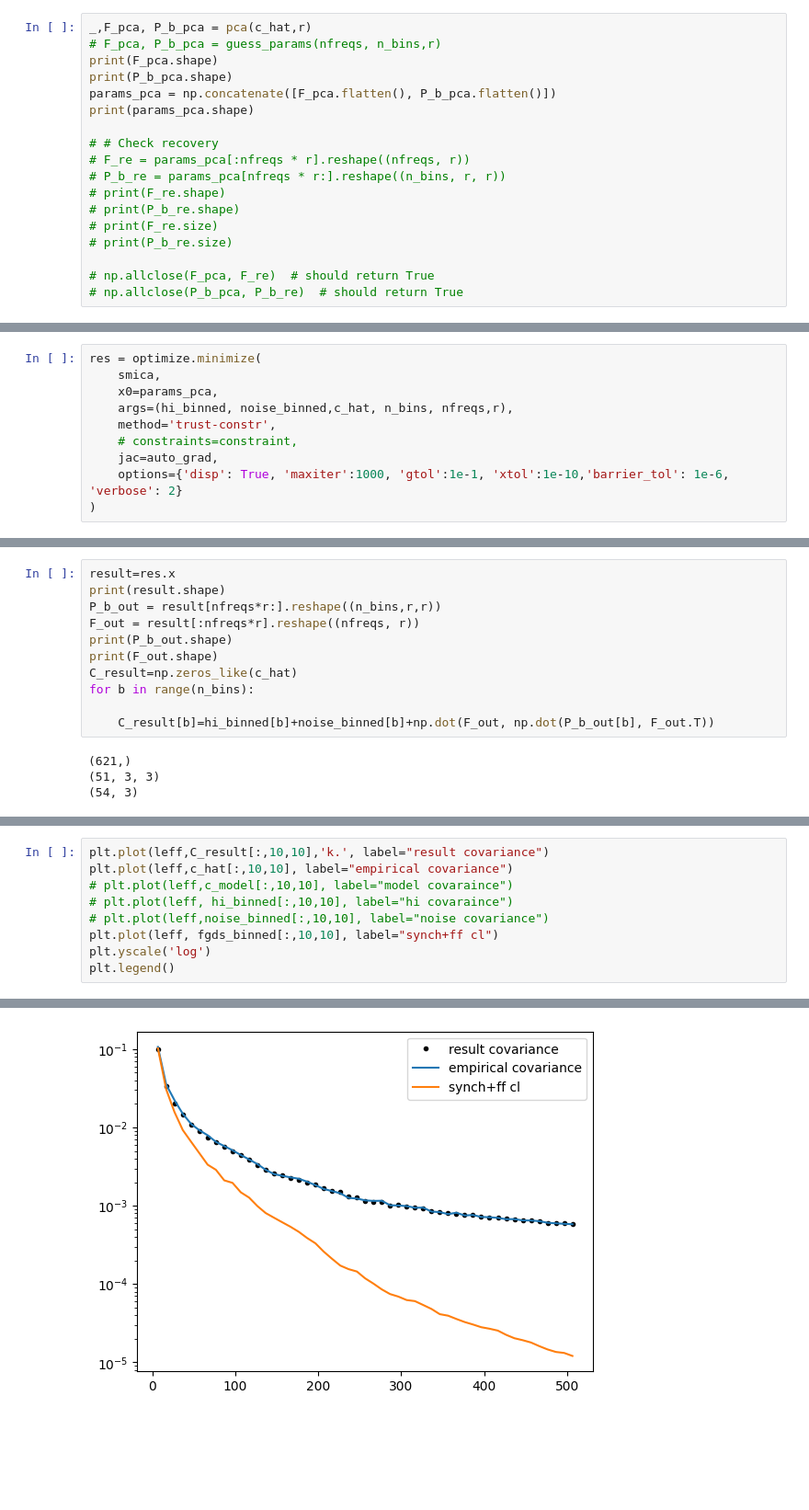
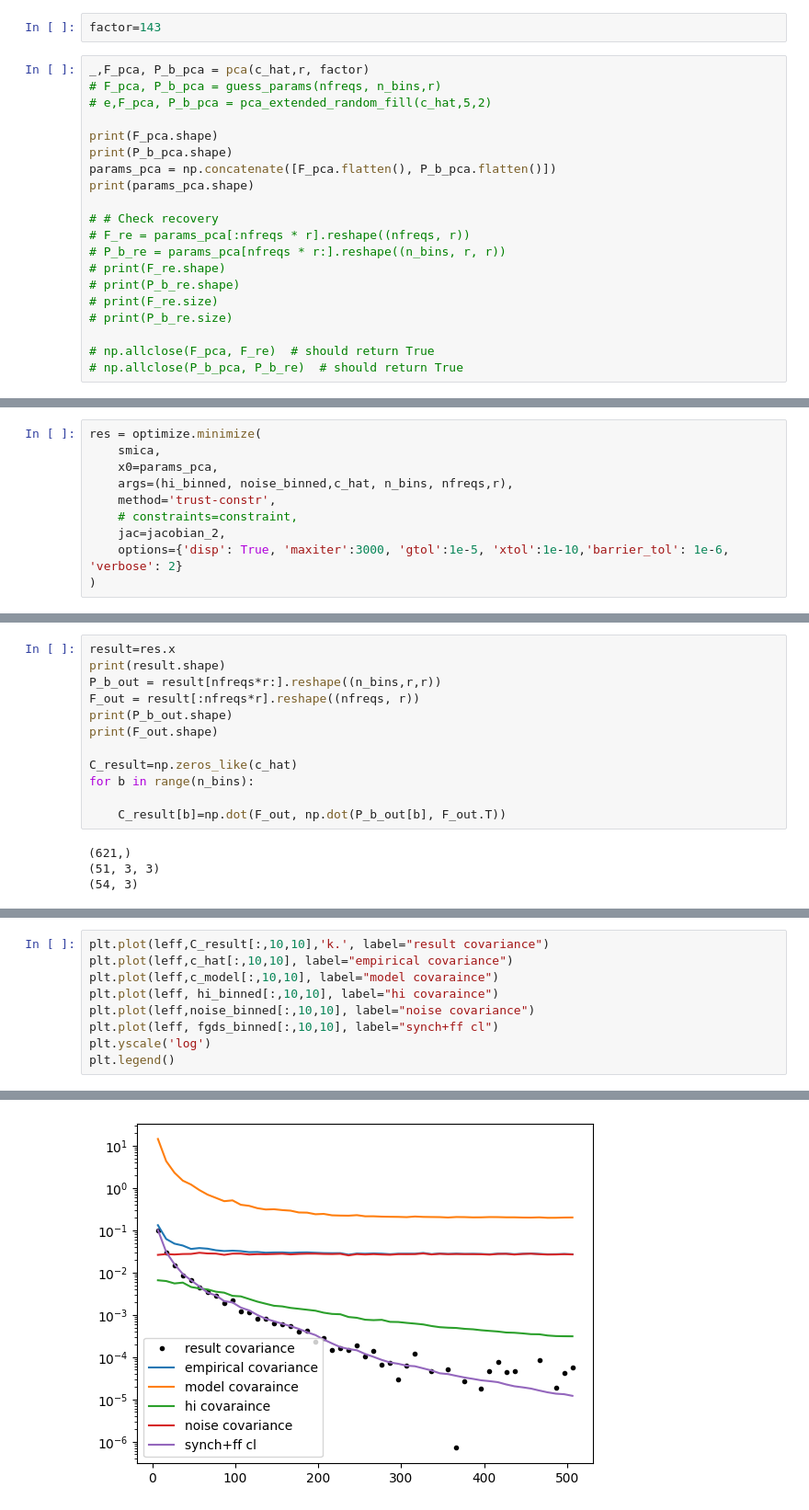
Before and after one commit to urwa99/MASS_Thesis, a Jupyter notebook: results_2/SMICA3.ipynb, the cells around one changed output, grey strips where cells are left out. Shown at 92% size. Saved outputs shown, nothing was run; the diff lists cells and outputs as text; blank space fills up the shorter version.

```diff
--- a/results_2/SMICA3.ipynb
+++ b/results_2/SMICA3.ipynb
@@ -214,8 +285,12 @@ def guess_params(nfreqs,n_bins, r):
         P_l[bin,:,:]=np.dot(A , A.T) + 1e-2 * np.eye(r) #strictly positive definite + symmetric
     return F_i, P_l
+# %%
+factor=143
 # %%
-_,F_pca, P_b_pca = pca(c_hat,r)
+_,F_pca, P_b_pca = pca(c_hat,r, factor)
 # F_pca, P_b_pca = guess_params(nfreqs, n_bins,r)
+# e,F_pca, P_b_pca = pca_extended_random_fill(c_hat,5,2)
+
 print(F_pca.shape)
 print(P_b_pca.shape)
 params_pca = np.concatenate([F_pca.flatten(), P_b_pca.flatten()])
@@ -399,8 +474,8 @@ res = optimize.minimize(
     args=(hi_binned, noise_binned,c_hat, n_bins, nfreqs,r),
     method='trust-constr',
     # constraints=constraint,
-    jac=auto_grad,
-    options={'disp': True, 'maxiter':1000, 'gtol':1e-1, 'xtol':1e-10,'barrier_tol': 1e-6, 'verbose': 2}
+    jac=jacobian_2,
+    options={'disp': True, 'maxiter':3000, 'gtol':1e-5, 'xtol':1e-10,'barrier_tol': 1e-6, 'verbose': 2}
 )
 # %% [output]
 | niter |f evals|CG iter|  obj func   |tr radius |   opt    |  c viol  |
@@ -448,10 +523,11 @@ P_b_out = result[nfreqs*r:].reshape((n_bins,r,r))
 F_out = result[:nfreqs*r].reshape((nfreqs, r))
 print(P_b_out.shape)
 print(F_out.shape)
+
 C_result=np.zeros_like(c_hat)
 for b in range(n_bins):
 
-    C_result[b]=hi_binned[b]+noise_binned[b]+np.dot(F_out, np.dot(P_b_out[b], F_out.T))
+    C_result[b]=np.dot(F_out, np.dot(P_b_out[b], F_out.T))
 # %% [output]
 (621,)
 (51, 3, 3)
@@ -467,13 +543,13 @@ np.True_
 # %%
 plt.plot(leff,C_result[:,10,10],'k.', label="result covariance")
 plt.plot(leff,c_hat[:,10,10], label="empirical covariance")
-# plt.plot(leff,c_model[:,10,10], label="model covaraince")
-# plt.plot(leff, hi_binned[:,10,10], label="hi covaraince")
-# plt.plot(leff,noise_binned[:,10,10], label="noise covariance")
+plt.plot(leff,c_model[:,10,10], label="model covaraince")
+plt.plot(leff, hi_binned[:,10,10], label="hi covaraince")
+plt.plot(leff,noise_binned[:,10,10], label="noise covariance")
 plt.plot(leff, fgds_binned[:,10,10], label="synch+ff cl")
 plt.yscale('log')
 plt.legend()
 # %% [output]
 <matplotlib.legend.Legend at 0x...>
-[figure, old version]
+[figure, new version]
 # %%
```
Also changed, not shown: parts of 15 cells of this notebook.
